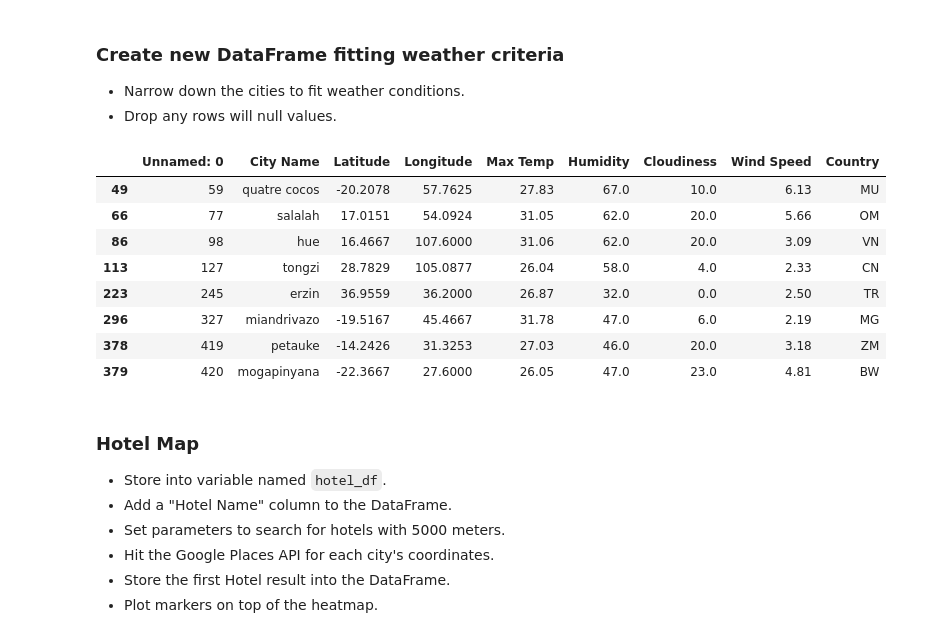
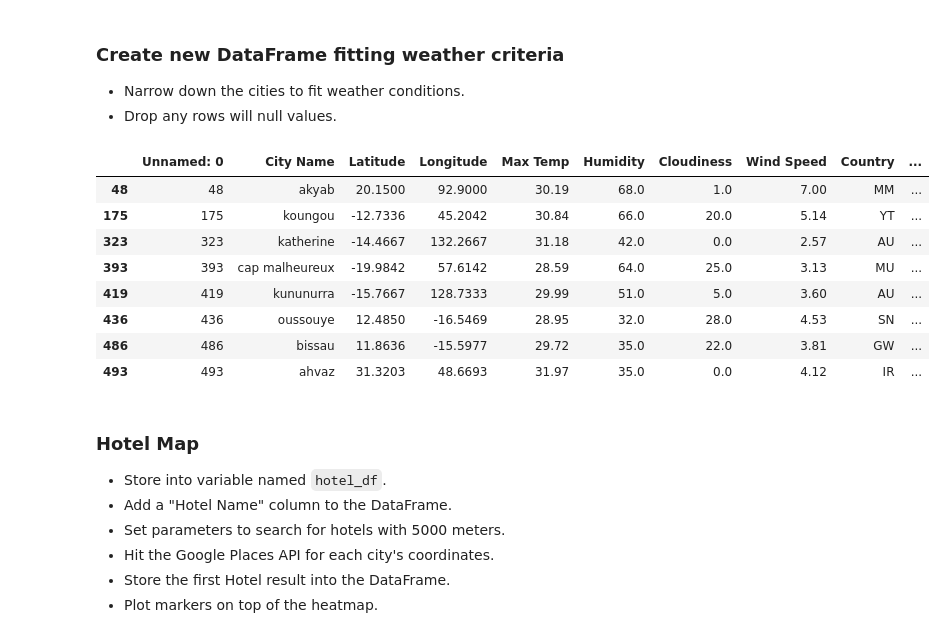
Before and after one commit to MorganMaciupa/Python-API-Challenge, a Jupyter notebook: VacationPy/VacationPy.ipynb, the cells around one changed output. Drawn from its saved outputs; the diff is of its cells as text; code cells hidden in the pictures.

```diff
--- a/VacationPy/VacationPy.ipynb
+++ b/VacationPy/VacationPy.ipynb
@@ -26,5 +26,6 @@ gmaps.configure(api_key=g_key)
 * Load the csv exported in Part I to a DataFrame
 # %%
 data = pd.read_csv('../Cities_Weather_Info.csv')
+data = data.dropna()
 data
 # %% [output]
@@ -80,21 +81,21 @@ Figure(layout=FigureLayout(border='1px solid black', height='300px', margin='0 a
 # %%
 
 ideal_dataframe = data.loc[data['Humidity'] > 30]
 ideal_dataframe = ideal_dataframe.loc[ideal_dataframe['Humidity'] < 70]
 ideal_dataframe = ideal_dataframe.loc[ideal_dataframe['Max Temp'] < 32]
-ideal_dataframe = ideal_dataframe.loc[ideal_dataframe['Max Temp'] > 26]
+ideal_dataframe = ideal_dataframe.loc[ideal_dataframe['Max Temp'] > 28]
 ideal_dataframe = ideal_dataframe.loc[ideal_dataframe['Cloudiness'] < 30]
 ideal_dataframe
 # %% [output]
-|  | Unnamed: 0 | City Name | Latitude | Longitude | Max Temp | Humidity | Cloudiness | Wind Speed | Country |
-| 49 | 59 | quatre cocos | -20.2078 | 57.7625 | 27.83 | 67.0 | 10.0 | 6.13 | MU |
-| 66 | 77 | salalah | 17.0151 | 54.0924 | 31.05 | 62.0 | 20.0 | 5.66 | OM |
-| 86 | 98 | hue | 16.4667 | 107.6000 | 31.06 | 62.0 | 20.0 | 3.09 | VN |
-| 113 | 127 | tongzi | 28.7829 | 105.0877 | 26.04 | 58.0 | 4.0 | 2.33 | CN |
-| 223 | 245 | erzin | 36.9559 | 36.2000 | 26.87 | 32.0 | 0.0 | 2.50 | TR |
-| 296 | 327 | miandrivazo | -19.5167 | 45.4667 | 31.78 | 47.0 | 6.0 | 2.19 | MG |
-| 378 | 419 | petauke | -14.2426 | 31.3253 | 27.03 | 46.0 | 20.0 | 3.18 | ZM |
-| 379 | 420 | mogapinyana | -22.3667 | 27.6000 | 26.05 | 47.0 | 23.0 | 4.81 | BW |
+|  | Unnamed: 0 | City Name | Latitude | Longitude | Max Temp | Humidity | Cloudiness | Wind Speed | Country | ... |
+| 48 | 48 | akyab | 20.1500 | 92.9000 | 30.19 | 68.0 | 1.0 | 7.00 | MM | ... |
+| 175 | 175 | koungou | -12.7336 | 45.2042 | 30.84 | 66.0 | 20.0 | 5.14 | YT | ... |
+| 323 | 323 | katherine | -14.4667 | 132.2667 | 31.18 | 42.0 | 0.0 | 2.57 | AU | ... |
+| 393 | 393 | cap malheureux | -19.9842 | 57.6142 | 28.59 | 64.0 | 25.0 | 3.13 | MU | ... |
+| 419 | 419 | kununurra | -15.7667 | 128.7333 | 29.99 | 51.0 | 5.0 | 3.60 | AU | ... |
+| 436 | 436 | oussouye | 12.4850 | -16.5469 | 28.95 | 32.0 | 28.0 | 4.53 | SN | ... |
+| 486 | 486 | bissau | 11.8636 | -15.5977 | 29.72 | 35.0 | 22.0 | 3.81 | GW | ... |
+| 493 | 493 | ahvaz | 31.3203 | 48.6693 | 31.97 | 35.0 | 0.0 | 4.12 | IR | ... |
 # %% [markdown]
 ### Hotel Map
 * Store into variable named `hotel_df`.
```
Also changed, not shown: parts of 5 cells of this notebook, 15 other files.
